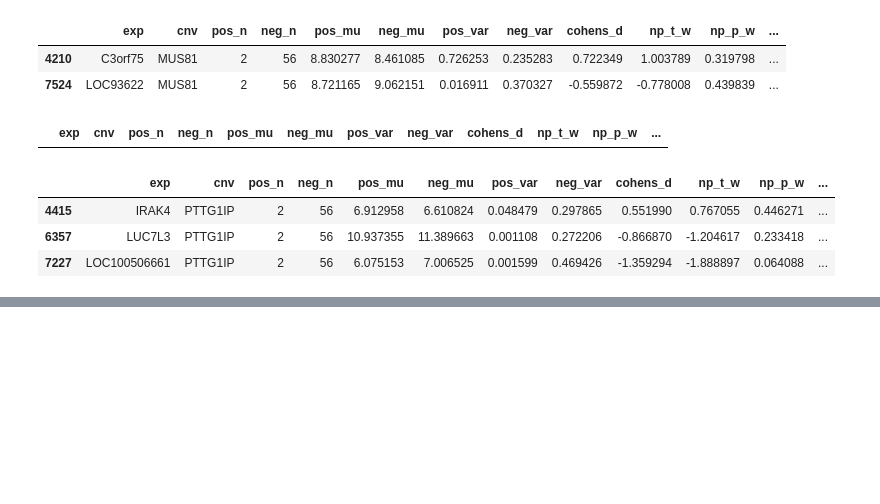
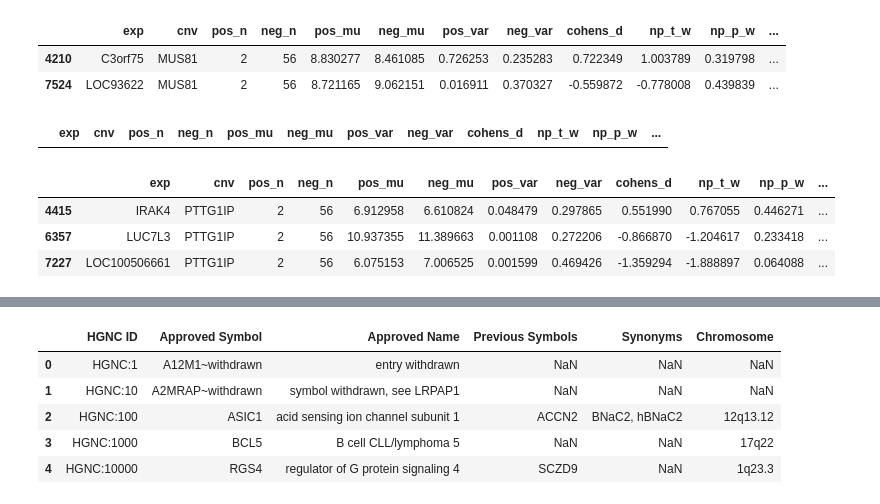
Before and after one commit to thjmattth/clove, a Jupyter notebook: ccle_results.ipynb, the cells around one changed output, grey strips where cells are left out. Saved outputs shown, nothing was run; the diff lists cells and outputs as text; code cells hidden in the pictures; blank space fills up the shorter version.

```diff
--- a/ccle_results.ipynb
+++ b/ccle_results.ipynb
@@ -3056,0 +3060,13 @@ colo[colo['cnv'].str.contains('PTTG1')]
+# %%
+chrloc = pd.read_csv('data/hugo_to_locus.txt', sep = '\t')[['Approved Symbol', 'Chromosome']]
+chrloc.columns = ['cnv', 'chromosome']
+breast = pd.read_csv('data/breast_ttest_real_samp.tab.gz', sep='\t', compression='gzip')
+# %%
+chrloc.head()
+# %% [output]
+|  | HGNC ID | Approved Symbol | Approved Name | Previous Symbols | Synonyms | Chromosome |
+| 0 | HGNC:1 | A12M1~withdrawn | entry withdrawn | NaN | NaN | NaN |
+| 1 | HGNC:10 | A2MRAP~withdrawn | symbol withdrawn, see LRPAP1 | NaN | NaN | NaN |
+| 2 | HGNC:100 | ASIC1 | acid sensing ion channel subunit 1 | ACCN2 | BNaC2, hBNaC2 | 12q13.12 |
+| 3 | HGNC:1000 | BCL5 | B cell CLL/lymphoma 5 | NaN | NaN | 17q22 |
+| 4 | HGNC:10000 | RGS4 | regulator of G protein signaling 4 | SCZD9 | NaN | 1q23.3 |
```
Also changed, not shown: parts of 2 cells of this notebook, 1 other file.
